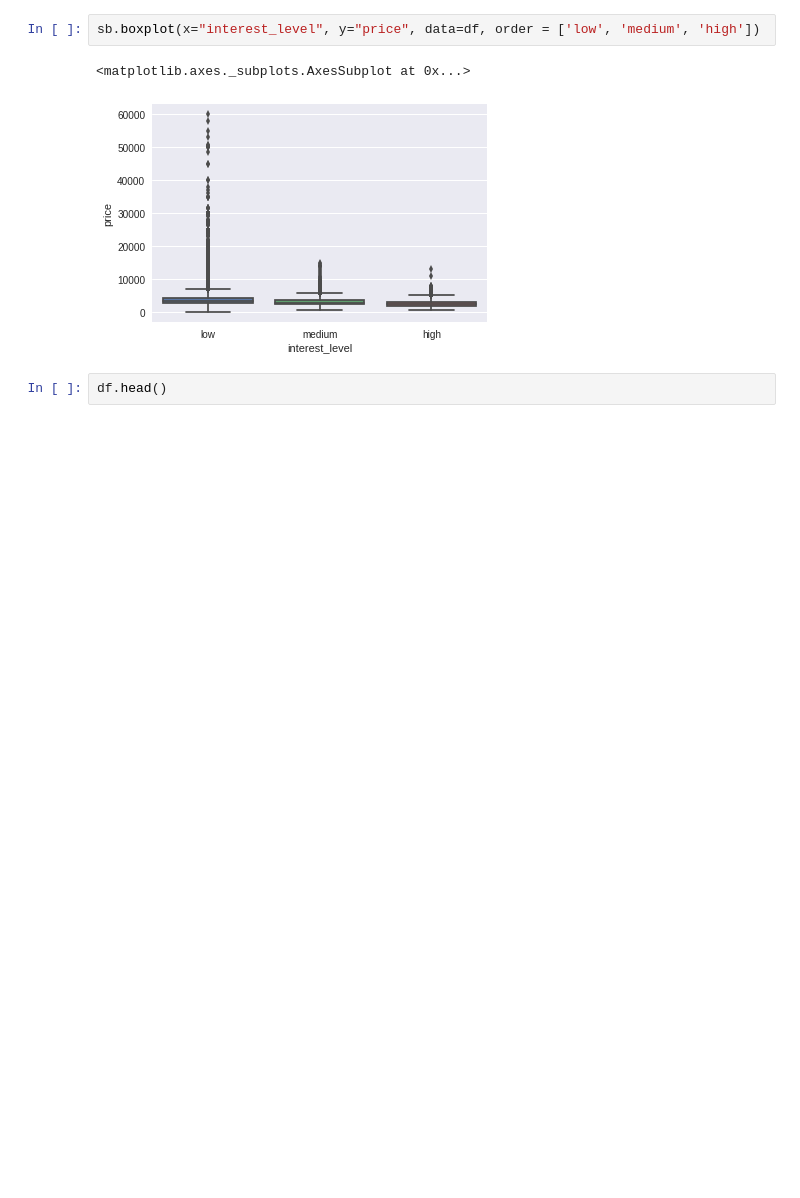
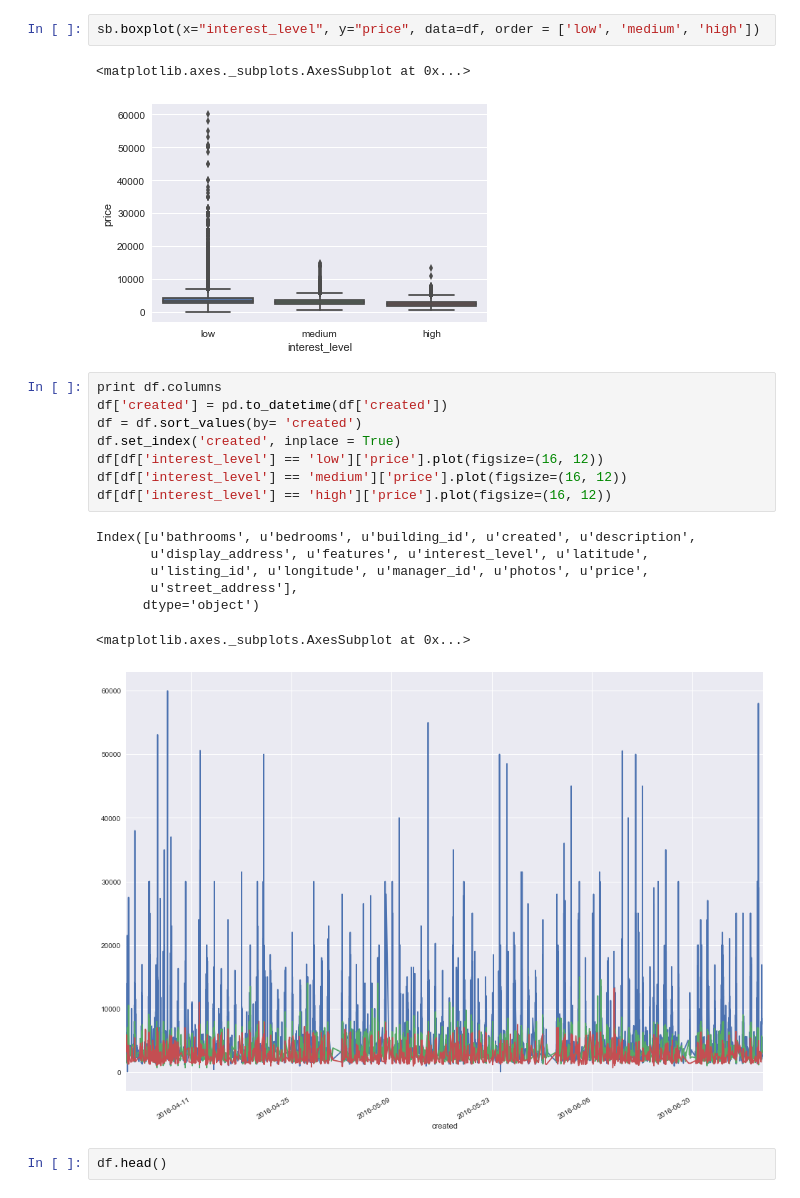
Before and after one commit to yewwah/sigma_rental, a Jupyter notebook: sigma_rental.ipynb, the cells around one changed output. Drawn from its saved outputs; the diff is of its cells as text; blank space fills up the shorter version.

```diff
--- a/sigma_rental.ipynb
+++ b/sigma_rental.ipynb
@@ -59,6 +76,22 @@ sb.boxplot(x="interest_level", y="price", data=df, order = ['low', 'medium', 'hi
 # %% [output]
 <matplotlib.axes._subplots.AxesSubplot at 0x...>
 [figure]
+# %%
+print df.columns
+df['created'] = pd.to_datetime(df['created'])
+df = df.sort_values(by= 'created')
+df.set_index('created', inplace = True)
+df[df['interest_level'] == 'low']['price'].plot(figsize=(16, 12))
+df[df['interest_level'] == 'medium']['price'].plot(figsize=(16, 12))
+df[df['interest_level'] == 'high']['price'].plot(figsize=(16, 12))
+# %% [output]
+Index([u'bathrooms', u'bedrooms', u'building_id', u'created', u'description',
+       u'display_address', u'features', u'interest_level', u'latitude',
+       u'listing_id', u'longitude', u'manager_id', u'photos', u'price',
+       u'street_address'],
+      dtype='object')
+<matplotlib.axes._subplots.AxesSubplot at 0x...>
+[figure, added]
 # %%
 df.head()
 # %% [output]
```
Also changed, not shown: parts of 6 cells of this notebook.
